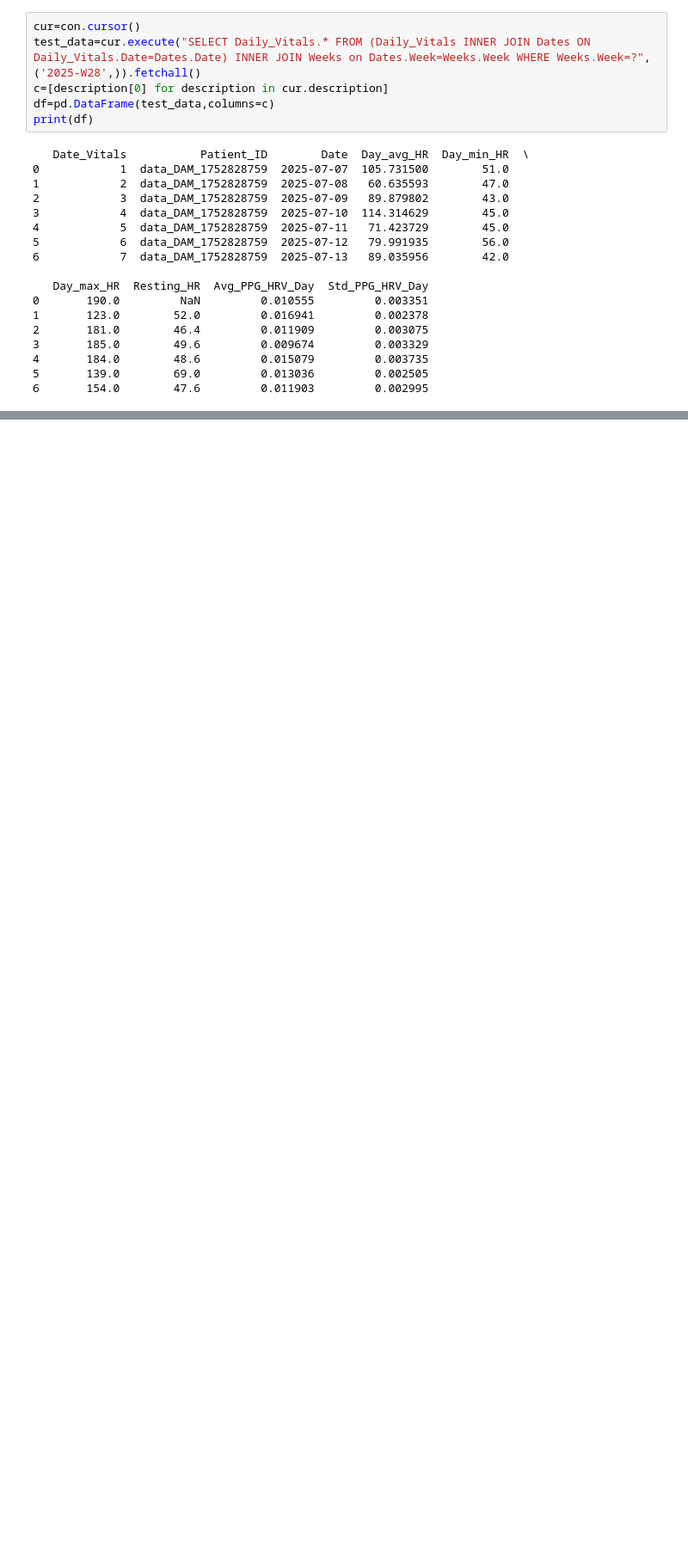
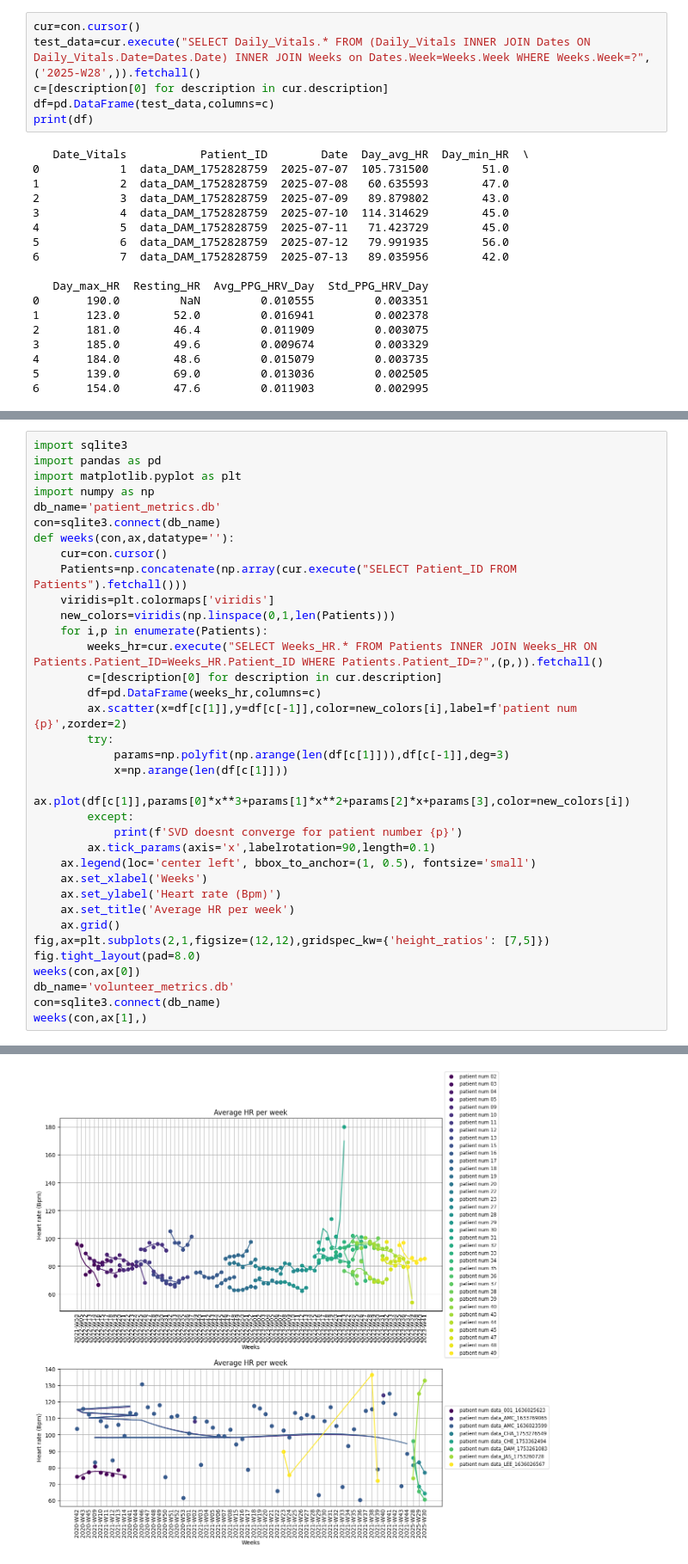
Before and after one commit to damianfrench/internship, a Jupyter notebook: Testing_metric_Calculations.ipynb, the cells around one changed output, grey strips where cells are left out. Shown at 86% size. Drawn from its saved outputs; the diff is of its cells as text; blank space fills up the shorter version.

```diff
--- a/Testing_metric_Calculations.ipynb
+++ b/Testing_metric_Calculations.ipynb
@@ -92,0 +117,36 @@ print(df)
+# %%
+import sqlite3
+import pandas as pd
+import matplotlib.pyplot as plt
+import numpy as np
+db_name='patient_metrics.db'
+con=sqlite3.connect(db_name)
+def weeks(con,ax,datatype=''):
+    cur=con.cursor()
+    Patients=np.concatenate(np.array(cur.execute("SELECT Patient_ID FROM Patients").fetchall()))
+    viridis=plt.colormaps['viridis']
+    new_colors=viridis(np.linspace(0,1,len(Patients)))
+    for i,p in enumerate(Patients):
+        weeks_hr=cur.execute("SELECT Weeks_HR.* FROM Patients INNER JOIN Weeks_HR ON Patients.Patient_ID=Weeks_HR.Patient_ID WHERE Patients.Patient_ID=?",(p,)).fetchall()
+        c=[description[0] for description in cur.description]
+        df=pd.DataFrame(weeks_hr,columns=c)
+        ax.scatter(x=df[c[1]],y=df[c[-1]],color=new_colors[i],label=f'patient num {p}',zorder=2)
+        try:
+            params=np.polyfit(np.arange(len(df[c[1]])),df[c[-1]],deg=3)
+            x=np.arange(len(df[c[1]]))
+            ax.plot(df[c[1]],params[0]*x**3+params[1]*x**2+params[2]*x+params[3],color=new_colors[i])
+        except:
+            print(f'SVD doesnt converge for patient number {p}')
+        ax.tick_params(axis='x',labelrotation=90,length=0.1)
+    ax.legend(loc='center left', bbox_to_anchor=(1, 0.5), fontsize='small')
+    ax.set_xlabel('Weeks')
+    ax.set_ylabel('Heart rate (Bpm)')
+    ax.set_title('Average HR per week')
+    ax.grid()
+fig,ax=plt.subplots(2,1,figsize=(12,12),gridspec_kw={'height_ratios': [7,5]})
+fig.tight_layout(pad=8.0)
+weeks(con,ax[0])
+db_name='volunteer_metrics.db'
+con=sqlite3.connect(db_name)
+weeks(con,ax[1],)
+# %% [output]
@@ -92,0 +159 @@ print(df)
+[figure, added]
```
Also changed, not shown: parts of 4 cells of this notebook, 1 other file.
